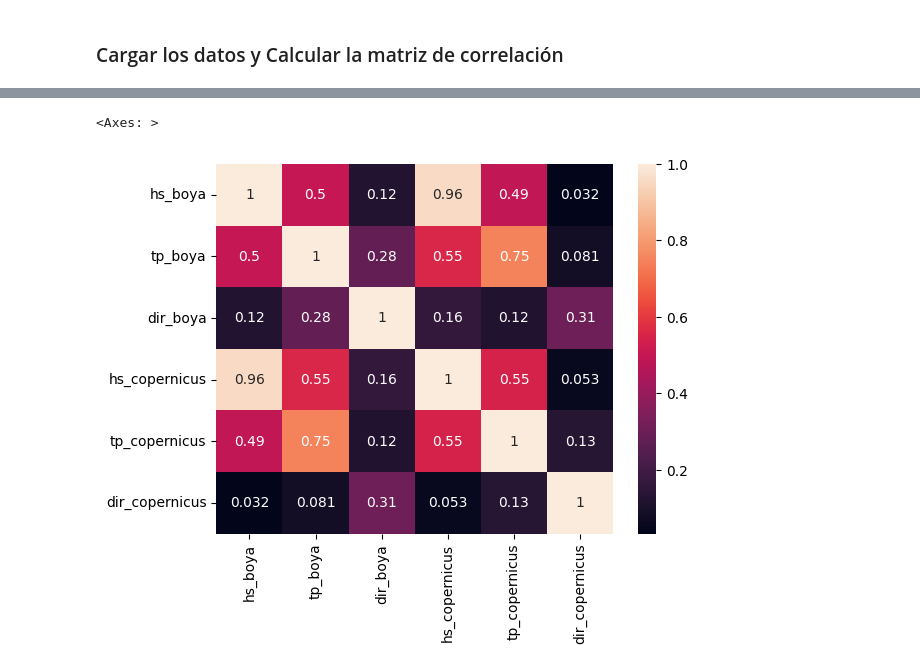
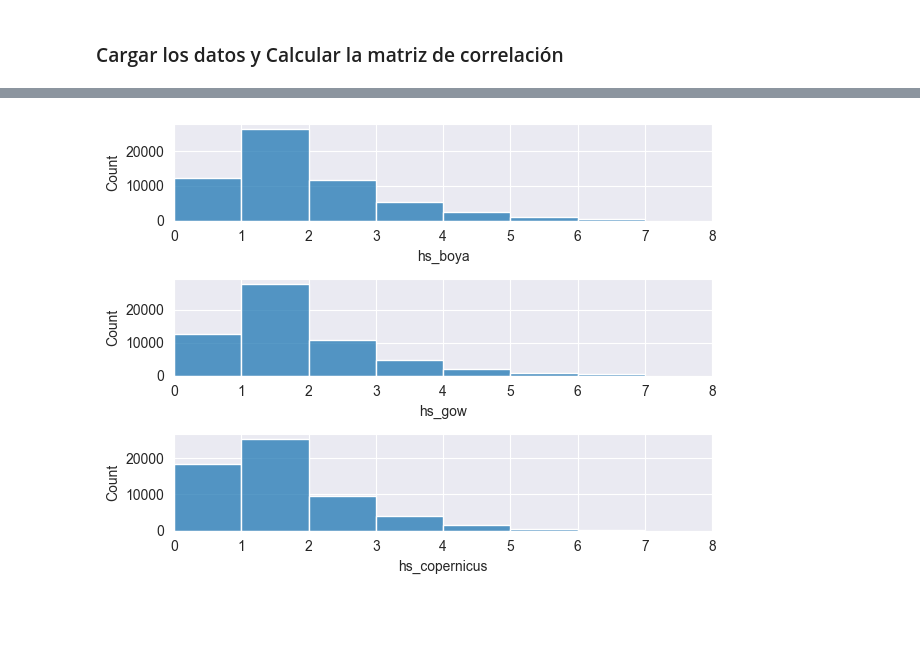
Before and after one commit to alexgonzvalle/TFM, a Jupyter notebook: 06_correlacion.ipynb, the cells around one changed output, grey strips where cells are left out. Cells and saved outputs as stored; diff of their text form; code cells hidden in the pictures; blank space fills up the shorter version.

```diff
--- a/06_correlacion.ipynb
+++ b/06_correlacion.ipynb
@@ -32,15 +38,14 @@ sns.heatmap(data=df.corr(), cbar=True, annot=True)
-# %%
-name = 'Bilbao-Vizcaya'
-boya, copernicus, _ = get_data(name)
-
-df = pd.DataFrame({'hs_boya': boya.hs,
-                   'tp_boya': boya.tp,
-                   'dir_boya': boya.dir,
-                   'hs_copernicus': copernicus.VHM0,
-                   'tp_copernicus': copernicus.VTPK,
-                   'dir_copernicus': copernicus.VMDR
-                  })
-sns.heatmap(data=df.corr(), cbar=True, annot=True)
-# %% [output]
-<Axes: >
-[figure, removed]
+# %%
+# Histograma de Hs
+bin_range = range(0,8,1)
+
+fig, ax = plt.subplots(3)
+sns.histplot(data=df, x='hs_boya', ax=ax[0], bins=bin_range)
+ax[0].set_xlim(0, 8)
+sns.histplot(data=df, x='hs_gow', ax=ax[1], bins=bin_range)
+ax[1].set_xlim(0, 8)
+sns.histplot(data=df, x='hs_copernicus', ax=ax[2], bins=bin_range)
+ax[2].set_xlim(0, 8)
+fig.tight_layout()
+# %% [output]
+[figure, added]
```
Also changed, not shown: parts of 2 cells of this notebook, 6 other files.
